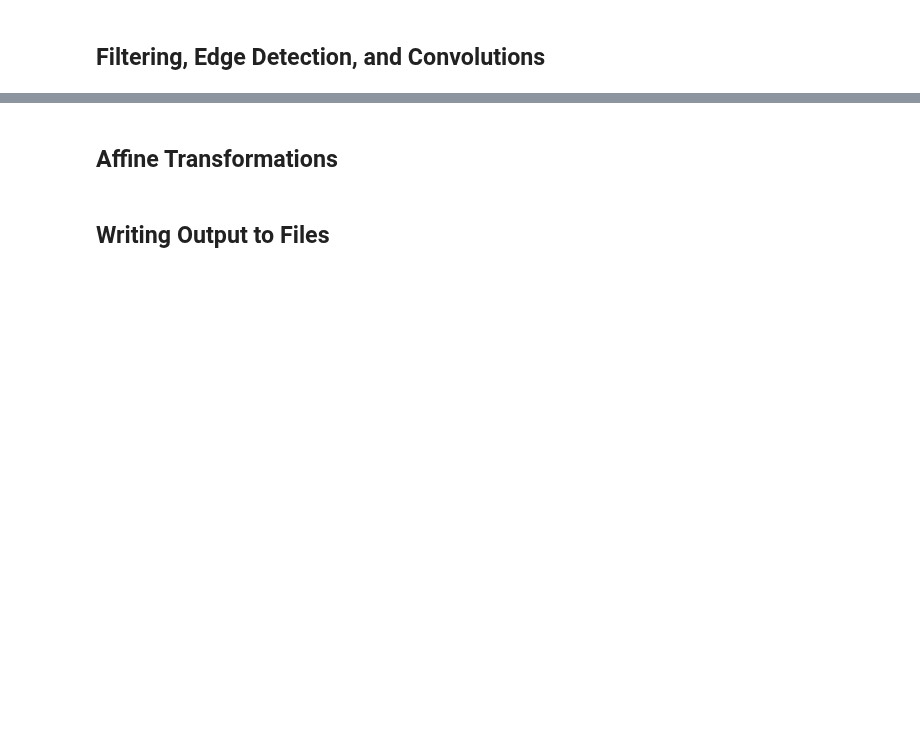
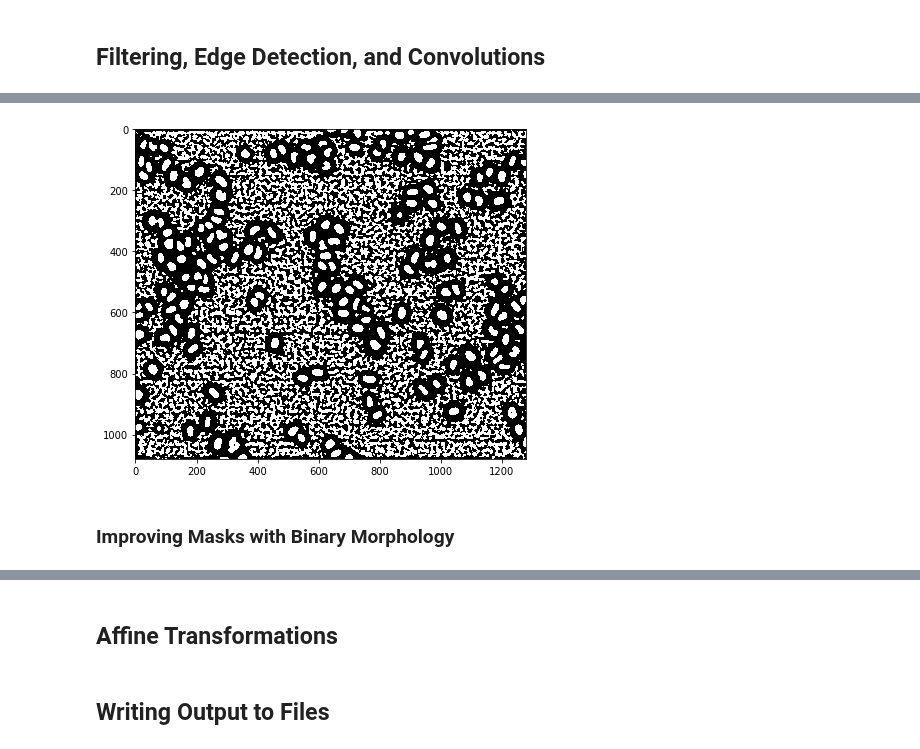
Before and after one commit to vanvalenlab/intro-to-deepcell, a Jupyter notebook: Day2_ImageProcessing.ipynb, the cells around one changed output, grey strips where cells are left out. Cells and saved outputs as stored; diff of their text form; code cells hidden in the pictures; blank space fills up the shorter version.

```diff
--- a/Day2_ImageProcessing.ipynb
+++ b/Day2_ImageProcessing.ipynb
@@ -267,0 +260,12 @@ plt.show()
+# %%
+# Threshold the Gaussian-smoothed original image against the background image using a relational expression
+mem = img_smooth > bg
+
+# Visualize the result
+plt.figure(figsize=(7,7))
+plt.imshow(mem, interpolation='none', cmap='gray')
+plt.show()
+# %% [output]
+[figure, added]
+# %% [markdown]
+### Improving Masks with Binary Morphology
```
Also changed, not shown: parts of 17 cells of this notebook.
